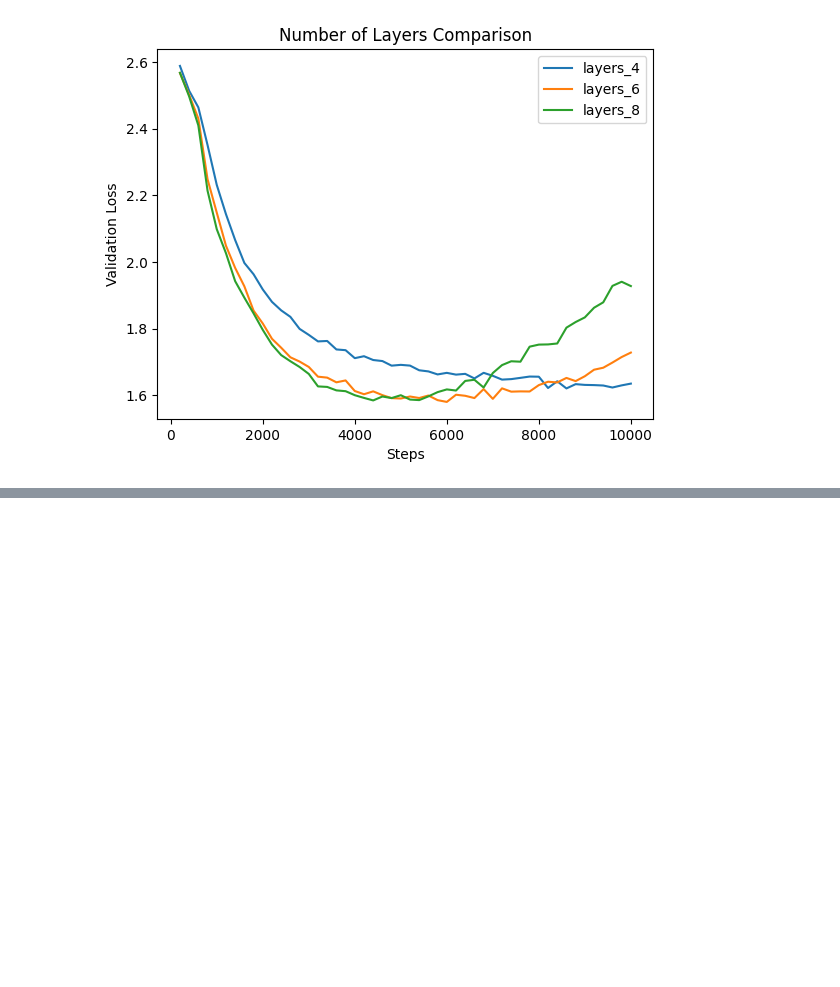
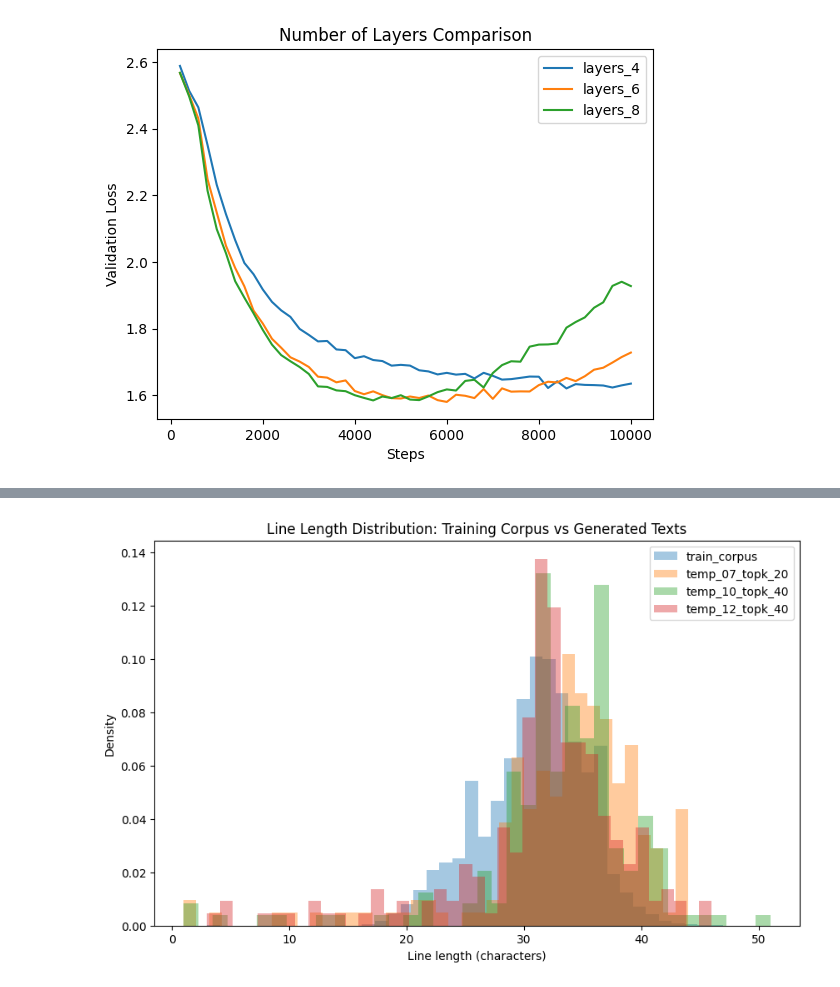
Before and after one commit to alakaramkesh/Character-Level-GPT, a Jupyter notebook: LLM_Poem_creation.ipynb, the cells around one changed output, grey strips where cells are left out. Saved outputs shown, nothing was run; the diff lists cells and outputs as text; code cells hidden in the pictures; blank space fills up the shorter version.

Commit message:
added the ability to choose a model and then compare the generated poems with the training corpus and analyse the outcome

```diff
--- a/LLM_Poem_creation.ipynb
+++ b/LLM_Poem_creation.ipynb
@@ -727,0 +918,15 @@ plot_experiments(
+# %%
+generated_poems, setting_texts = generate_poem_collection(
+    model=model,
+    prompts=prompts,
+    stoi=stoi,
+    itos=itos,
+    device=device,
+    settings=generation_settings
+)
+# %%
+setting_features = {
+    name: extract_structural_features(text)
+    for name, text in setting_texts.items()
+}
+train_features = extract_structural_features(train_text)
@@ -727,0 +971,28 @@ plot_experiments(
+# %%
+
+plt.figure(figsize=(10, 6))
+
+plt.hist(
+    train_features["line_lengths_chars"],
+    bins=40,
+    alpha=0.4,
+    density=True,
+    label="train_corpus"
+)
+
+for name, feats in setting_features.items():
+    plt.hist(
+        feats["line_lengths_chars"],
+        bins=40,
+        alpha=0.4,
+        density=True,
+        label=name
+    )
+
+plt.xlabel("Line length (characters)")
+plt.ylabel("Density")
+plt.title("Line Length Distribution: Training Corpus vs Generated Texts")
+plt.legend()
+plt.show()
+# %% [output]
+[figure, added]
```
Also changed, not shown: parts of 15 cells of this notebook.
